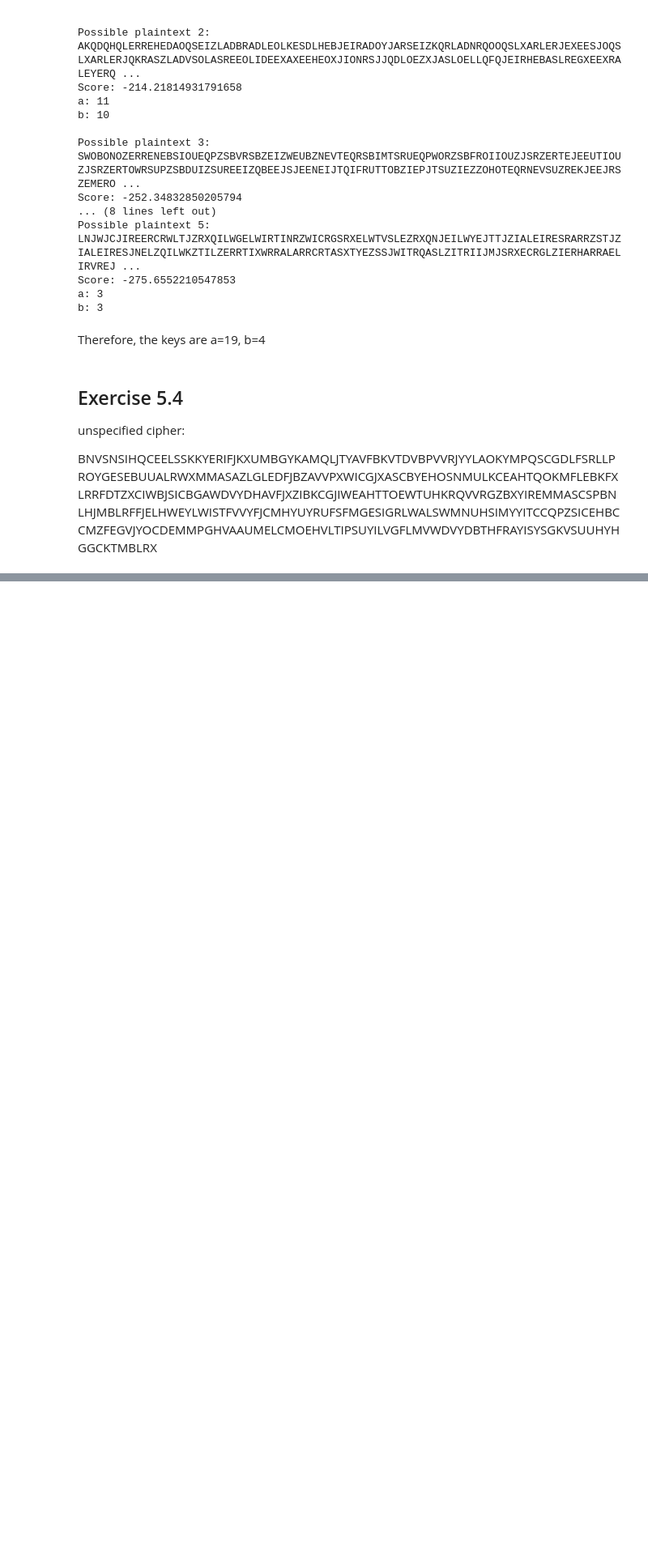
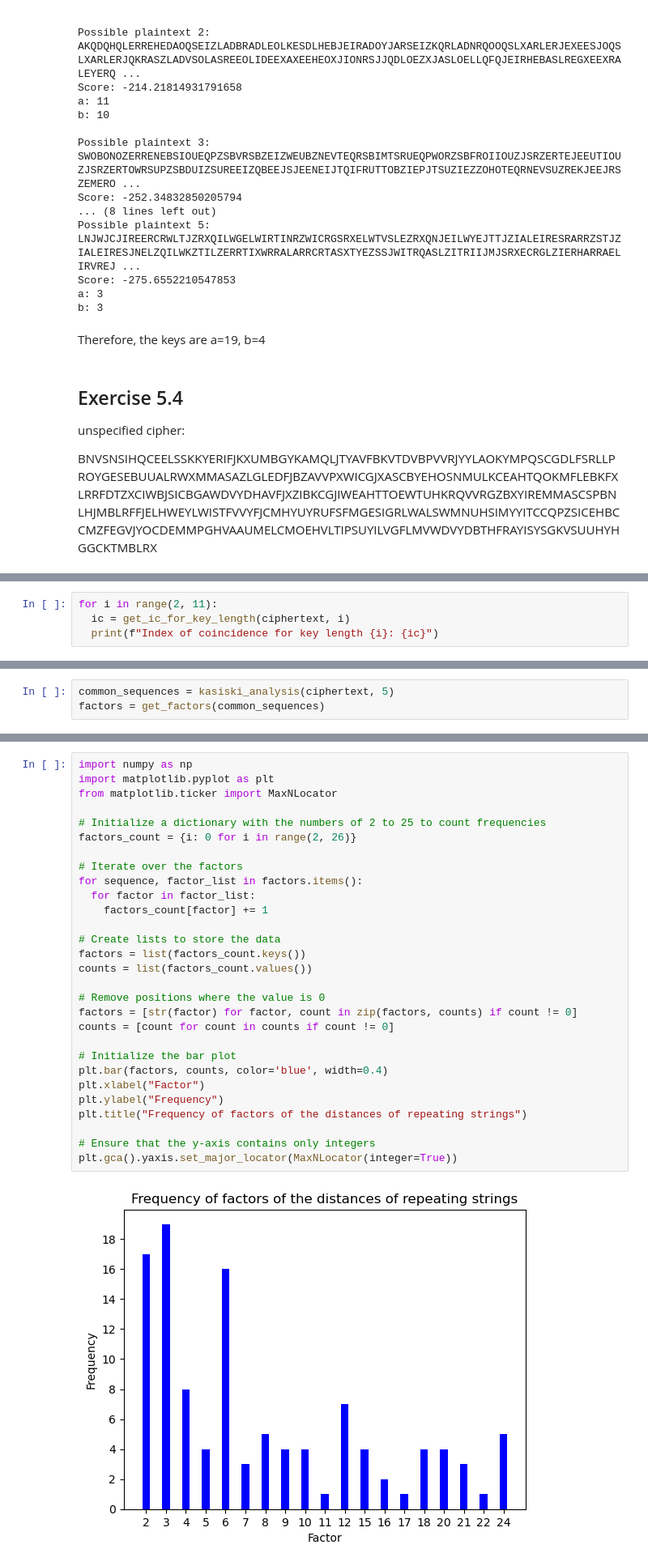
Before and after one commit to SebastianNavarro/cmp-5006-fall24-snavarro, a Jupyter notebook: Homework1_notebook.ipynb, the cells around one changed output, grey strips where cells are left out. Shown at 81% size. Drawn from its saved outputs; the diff is of its cells as text; blank space fills up the shorter version.

```diff
--- a/Homework1_notebook.ipynb
+++ b/Homework1_notebook.ipynb
@@ -429,0 +482,4 @@ BNVSNSIHQCEELSSKKYERIFJKXUMBGYKAMQLJTYAVFBKVTDVBPVVRJYYLAOKYMPQSCGDLFSRLLPROYGES
+# %%
+for i in range(2, 11):
+  ic = get_ic_for_key_length(ciphertext, i)
+  print(f"Index of coincidence for key length {i}: {ic}")
@@ -429,0 +545,3 @@ BNVSNSIHQCEELSSKKYERIFJKXUMBGYKAMQLJTYAVFBKVTDVBPVVRJYYLAOKYMPQSCGDLFSRLLPROYGES
+# %%
+common_sequences = kasiski_analysis(ciphertext, 5)
+factors = get_factors(common_sequences)
@@ -429,0 +550,31 @@ BNVSNSIHQCEELSSKKYERIFJKXUMBGYKAMQLJTYAVFBKVTDVBPVVRJYYLAOKYMPQSCGDLFSRLLPROYGES
+# %%
+import numpy as np
+import matplotlib.pyplot as plt
+from matplotlib.ticker import MaxNLocator
+
+# Initialize a dictionary with the numbers of 2 to 25 to count frequencies
+factors_count = {i: 0 for i in range(2, 26)}
+
+# Iterate over the factors
+for sequence, factor_list in factors.items():
+  for factor in factor_list:
+    factors_count[factor] += 1
+
+# Create lists to store the data
+factors = list(factors_count.keys())
+counts = list(factors_count.values())
+
+# Remove positions where the value is 0
+factors = [str(factor) for factor, count in zip(factors, counts) if count != 0]
+counts = [count for count in counts if count != 0]
+
+# Initialize the bar plot
+plt.bar(factors, counts, color='blue', width=0.4)
+plt.xlabel("Factor")
+plt.ylabel("Frequency")
+plt.title("Frequency of factors of the distances of repeating strings")
+
+# Ensure that the y-axis contains only integers
+plt.gca().yaxis.set_major_locator(MaxNLocator(integer=True))
+# %% [output]
+[figure, added]
```
Also changed, not shown: parts of 19 cells of this notebook.
